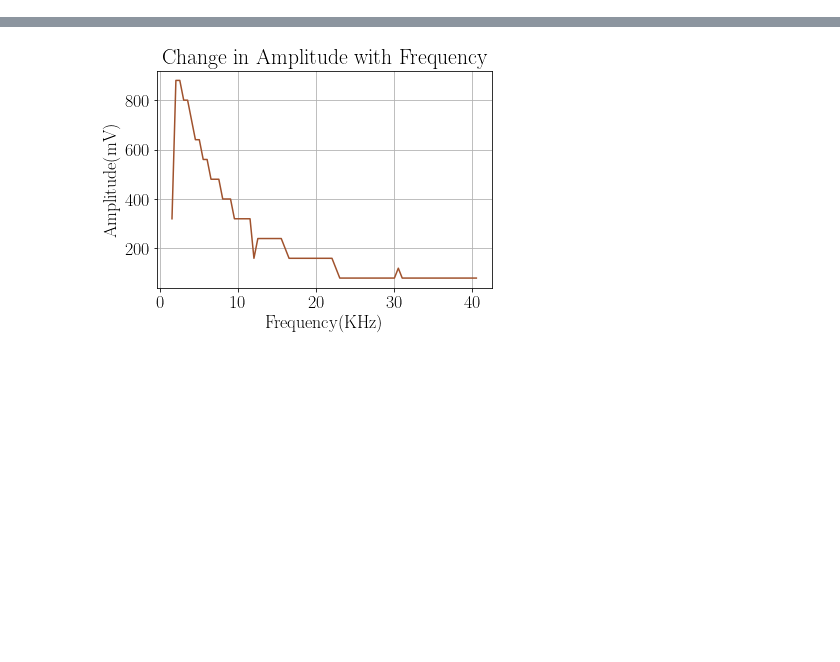
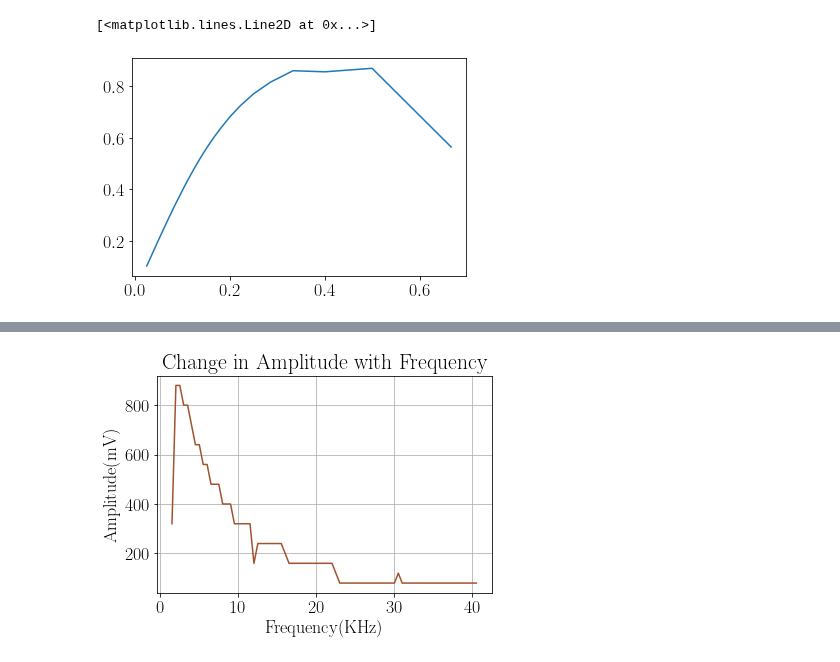
Before and after one commit to aaronkebede/PHY220, a Jupyter notebook: project-one/v2/plots.ipynb, the cells around one changed output, grey strips where cells are left out. Saved outputs shown, nothing was run; the diff lists cells and outputs as text; code cells hidden in the pictures; blank space fills up the shorter version.

```diff
--- a/project-one/v2/plots.ipynb
+++ b/project-one/v2/plots.ipynb
@@ -44,0 +50,6 @@ lfp_phaseshift = LFP[:,1]
+# %%
+plt.plot(time, lfa_amplitude)
+plt.axhline(
+# %% [output]
+[<matplotlib.lines.Line2D at 0x...>]
+[figure, added]
```
Also changed, not shown: parts of 3 cells of this notebook, 1 other file.
